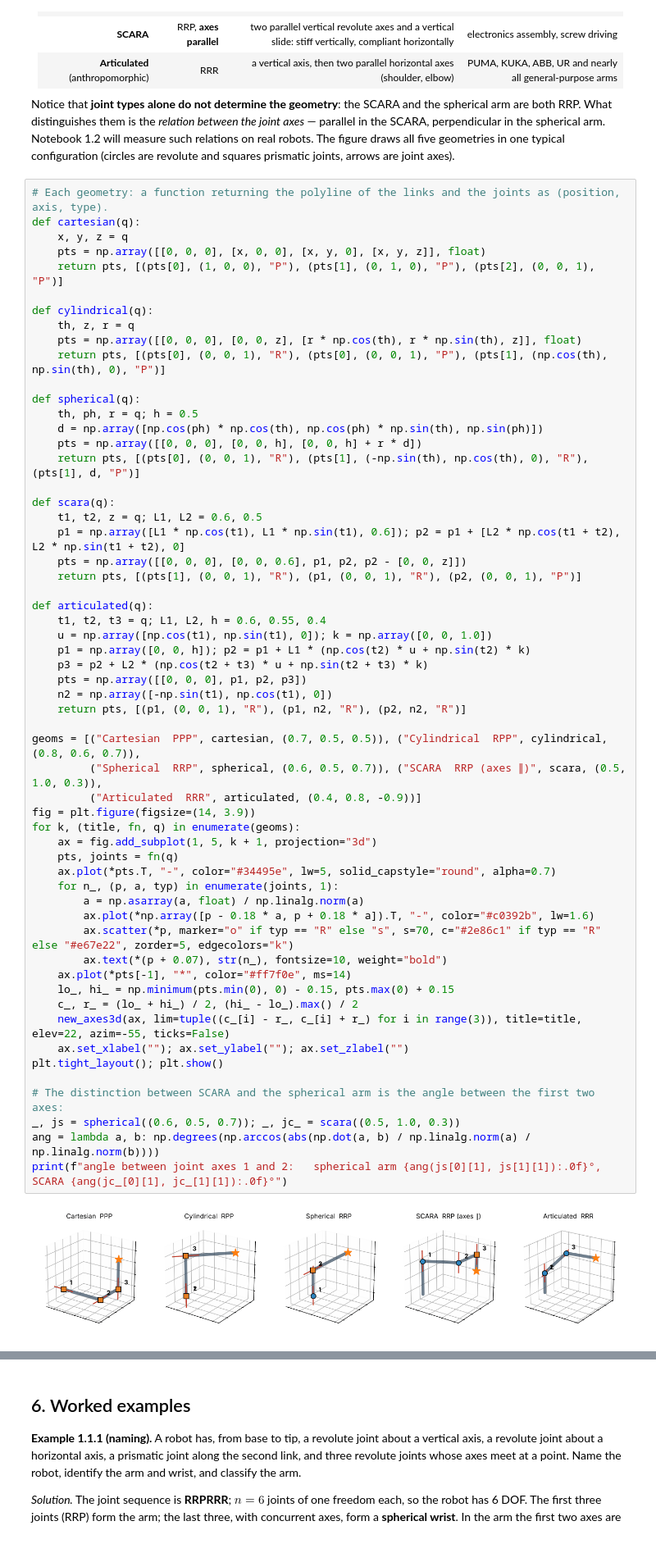
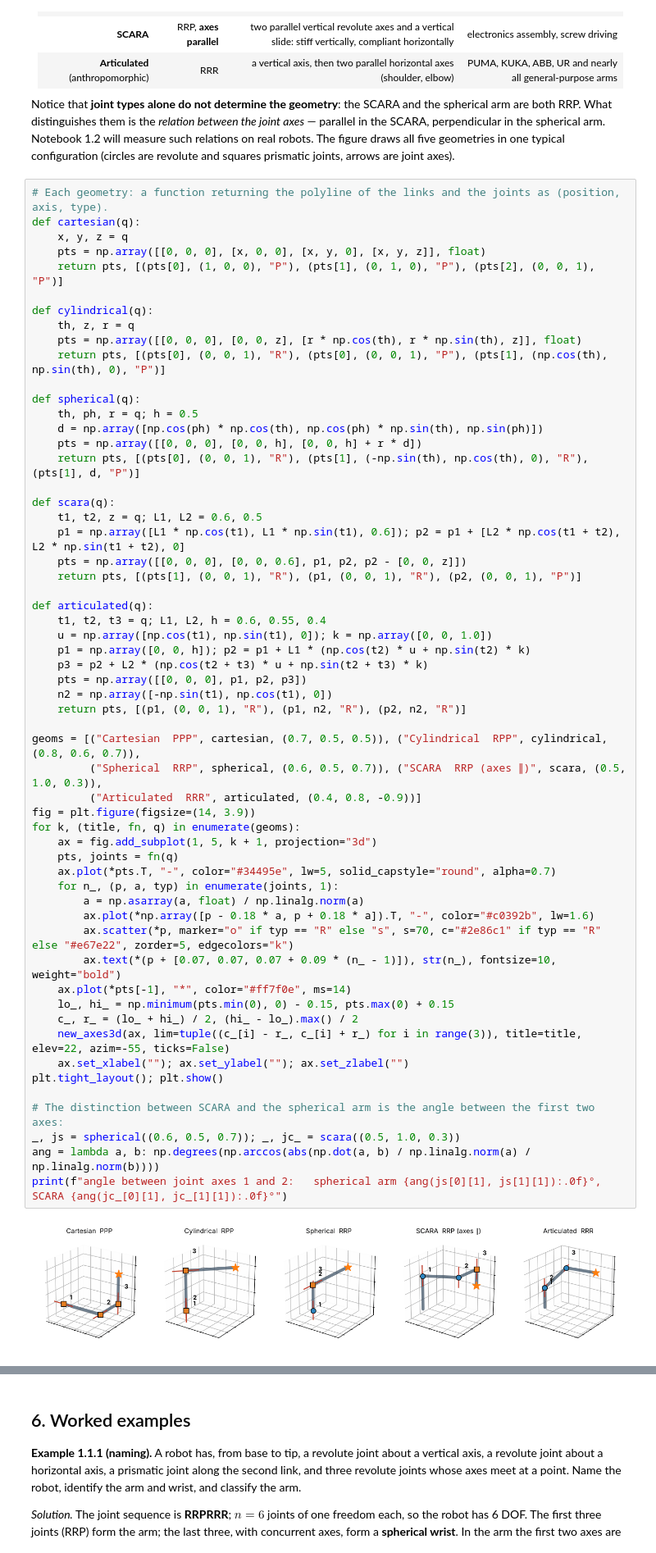
Before and after one commit to kushagrathisside/Robotics-Guide, a Jupyter notebook: MFoR/01-introduction-and-degrees-of-freedom/1.1-robots-links-and-joints.ipynb, the cells around one changed output, grey strips where cells are left out. Shown at 82% size. Saved outputs shown, nothing was run; the diff lists cells and outputs as text.

```diff
--- a/MFoR/01-introduction-and-degrees-of-freedom/1.1-robots-links-and-joints.ipynb
+++ b/MFoR/01-introduction-and-degrees-of-freedom/1.1-robots-links-and-joints.ipynb
@@ -625,35 +625,35 @@ def articulated(q):
     p1 = np.array([0, 0, h]); p2 = p1 + L1 * (np.cos(t2) * u + np.sin(t2) * k)
     p3 = p2 + L2 * (np.cos(t2 + t3) * u + np.sin(t2 + t3) * k)
     pts = np.array([[0, 0, 0], p1, p2, p3])
     n2 = np.array([-np.sin(t1), np.cos(t1), 0])
     return pts, [(p1, (0, 0, 1), "R"), (p1, n2, "R"), (p2, n2, "R")]
 
 geoms = [("Cartesian  PPP", cartesian, (0.7, 0.5, 0.5)), ("Cylindrical  RPP", cylindrical, (0.8, 0.6, 0.7)),
          ("Spherical  RRP", spherical, (0.6, 0.5, 0.7)), ("SCARA  RRP (axes ∥)", scara, (0.5, 1.0, 0.3)),
          ("Articulated  RRR", articulated, (0.4, 0.8, -0.9))]
 fig = plt.figure(figsize=(14, 3.9))
 for k, (title, fn, q) in enumerate(geoms):
     ax = fig.add_subplot(1, 5, k + 1, projection="3d")
     pts, joints = fn(q)
     ax.plot(*pts.T, "-", color="#34495e", lw=5, solid_capstyle="round", alpha=0.7)
     for n_, (p, a, typ) in enumerate(joints, 1):
         a = np.asarray(a, float) / np.linalg.norm(a)
         ax.plot(*np.array([p - 0.18 * a, p + 0.18 * a]).T, "-", color="#c0392b", lw=1.6)
         ax.scatter(*p, marker="o" if typ == "R" else "s", s=70, c="#2e86c1" if typ == "R" else "#e67e22", zorder=5, edgecolors="k")
-        ax.text(*(p + 0.07), str(n_), fontsize=10, weight="bold")
+        ax.text(*(p + [0.07, 0.07, 0.07 + 0.09 * (n_ - 1)]), str(n_), fontsize=10, weight="bold")
     ax.plot(*pts[-1], "*", color="#ff7f0e", ms=14)
     lo_, hi_ = np.minimum(pts.min(0), 0) - 0.15, pts.max(0) + 0.15
     c_, r_ = (lo_ + hi_) / 2, (hi_ - lo_).max() / 2
     new_axes3d(ax, lim=tuple((c_[i] - r_, c_[i] + r_) for i in range(3)), title=title, elev=22, azim=-55, ticks=False)
     ax.set_xlabel(""); ax.set_ylabel(""); ax.set_zlabel("")
 plt.tight_layout(); plt.show()
 
 # The distinction between SCARA and the spherical arm is the angle between the first two axes:
 _, js = spherical((0.6, 0.5, 0.7)); _, jc_ = scara((0.5, 1.0, 0.3))
 ang = lambda a, b: np.degrees(np.arccos(abs(np.dot(a, b) / np.linalg.norm(a) / np.linalg.norm(b))))
 print(f"angle between joint axes 1 and 2:   spherical arm {ang(js[0][1], js[1][1]):.0f}°,   SCARA {ang(jc_[0][1], jc_[1][1]):.0f}°")
 # %% [output]
-[figure, old version]
+[figure, new version]
 angle between joint axes 1 and 2:   spherical arm 90°,   SCARA 0°
 # %% [markdown]
 ## 6. Worked examples
```
Also changed, not shown: parts of 1 cell of this notebook, 13 other files.
